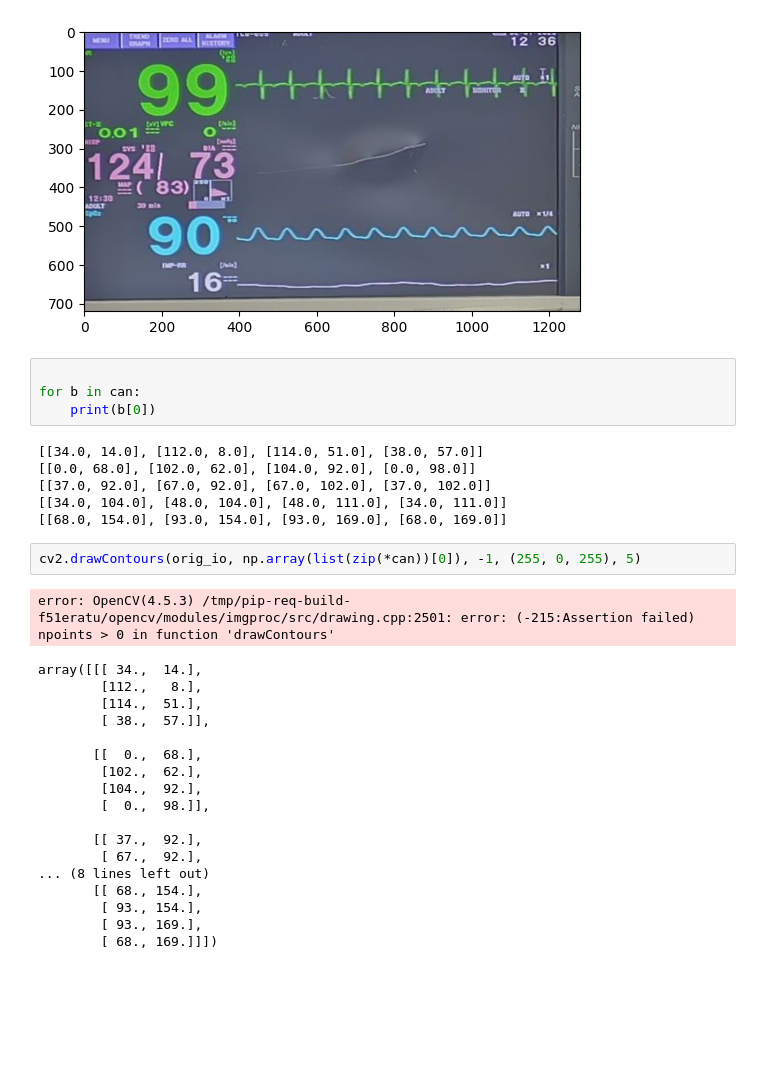
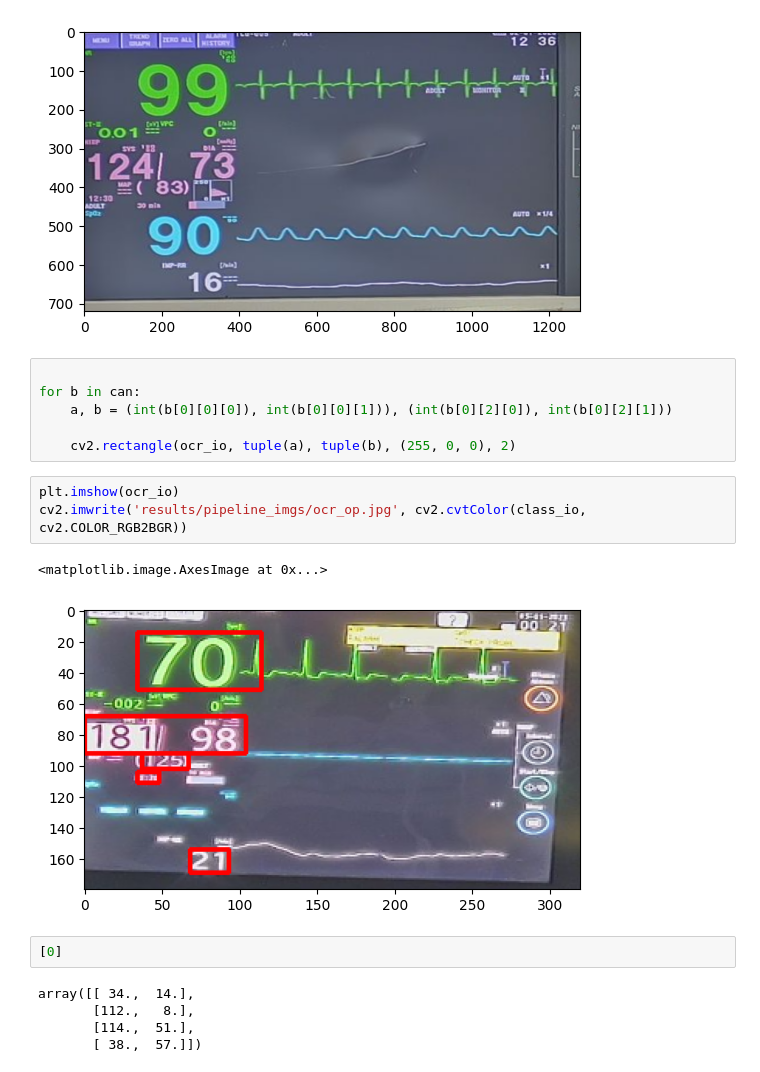
Before and after one commit to COPS-IITBHU/Vital-Extraction-Challenge, a Jupyter notebook: main.ipynb, the cells around one changed output. Drawn from its saved outputs; the diff is of its cells as text; blank space fills up the shorter version.

```diff
--- a/main.ipynb
+++ b/main.ipynb
@@ -204,33 +205,19 @@ plt.imshow(orig_io)
 # %%
 
 for b in can:
-    print(b[0])
+    a, b = (int(b[0][0][0]), int(b[0][0][1])), (int(b[0][2][0]), int(b[0][2][1]))
+
+    cv2.rectangle(ocr_io, tuple(a), tuple(b), (255, 0, 0), 2)
-# %% [output]
-[[34.0, 14.0], [112.0, 8.0], [114.0, 51.0], [38.0, 57.0]]
-[[0.0, 68.0], [102.0, 62.0], [104.0, 92.0], [0.0, 98.0]]
-[[37.0, 92.0], [67.0, 92.0], [67.0, 102.0], [37.0, 102.0]]
-[[34.0, 104.0], [48.0, 104.0], [48.0, 111.0], [34.0, 111.0]]
-[[68.0, 154.0], [93.0, 154.0], [93.0, 169.0], [68.0, 169.0]]
 # %%
-cv2.drawContours(orig_io, np.array(list(zip(*can))[0]), -1, (255, 0, 255), 5)
+plt.imshow(ocr_io)
+cv2.imwrite('results/pipeline_imgs/ocr_op.jpg', cv2.cvtColor(class_io, cv2.COLOR_RGB2BGR))
 # %% [output]
-error: OpenCV(4.5.3) /tmp/pip-req-build-f51eratu/opencv/modules/imgproc/src/drawing.cpp:2501: error: (-215:Assertion failed) npoints > 0 in function 'drawContours'
+<matplotlib.image.AxesImage at 0x...>
+[figure, added]
 # %%
+[0]
 # %% [output]
-array([[[ 34.,  14.],
-        [112.,   8.],
-        [114.,  51.],
-        [ 38.,  57.]],
-
-       [[  0.,  68.],
-        [102.,  62.],
-        [104.,  92.],
-        [  0.,  98.]],
-
-       [[ 37.,  92.],
-        [ 67.,  92.],
-... (8 lines left out)
-       [[ 68., 154.],
-        [ 93., 154.],
-        [ 93., 169.],
-        [ 68., 169.]]])
+array([[ 34.,  14.],
+       [112.,   8.],
+       [114.,  51.],
+       [ 38.,  57.]])
```
Also changed, not shown: parts of 2 cells of this notebook, 1 other file.
